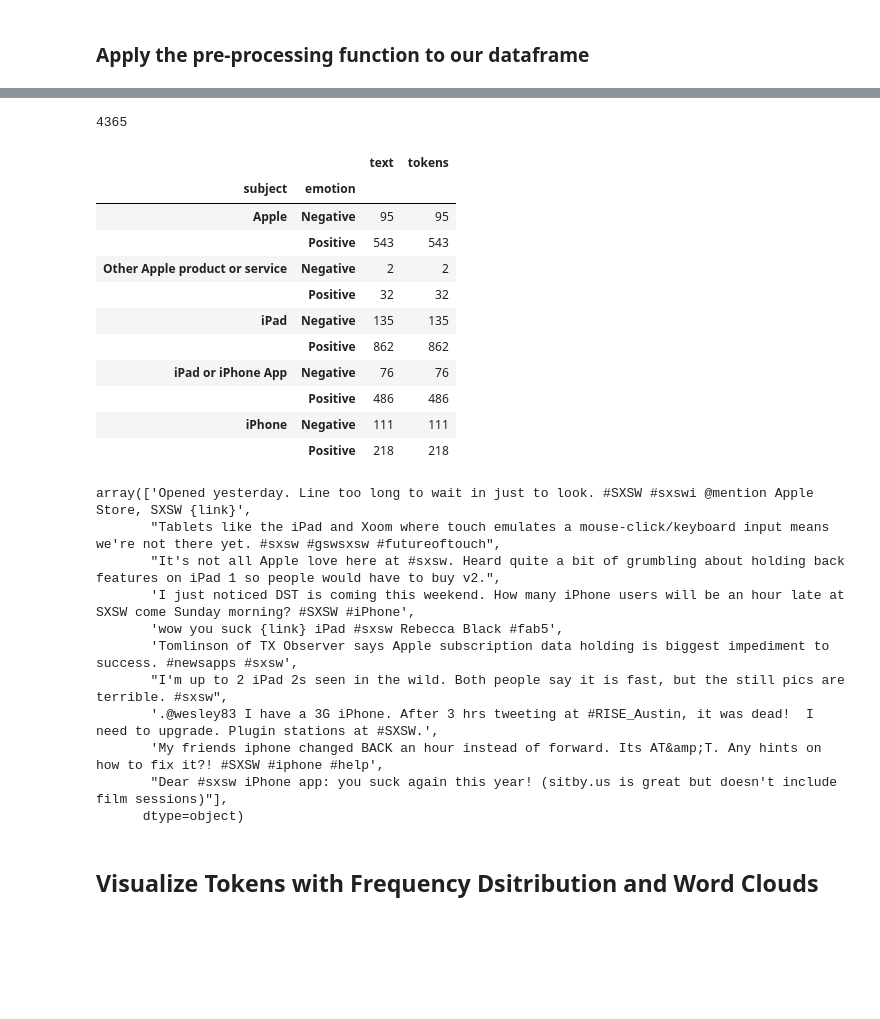
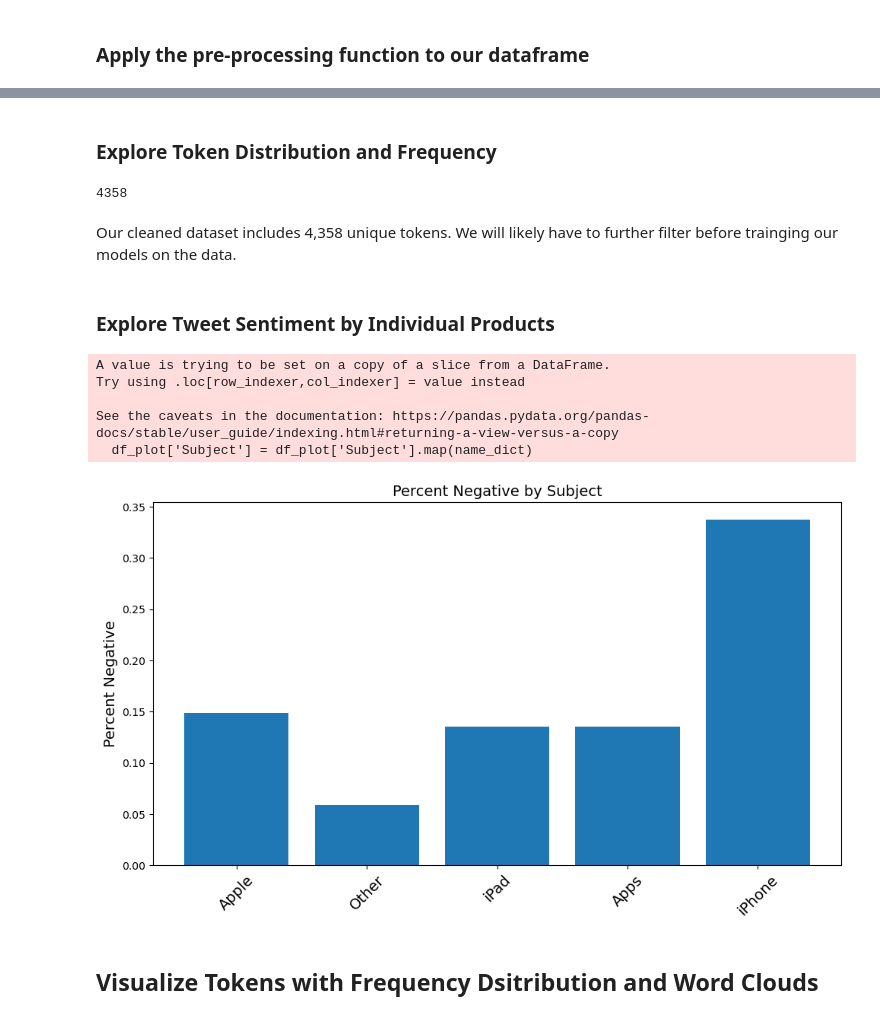
Before and after one commit to xuqc01/twitter_sentiment_analysis, a Jupyter notebook: P4ProjectNotebook.ipynb, the cells around one changed output, grey strips where cells are left out. Cells and saved outputs as stored; diff of their text form; code cells hidden in the pictures; blank space fills up the shorter version.

```diff
--- a/P4ProjectNotebook.ipynb
+++ b/P4ProjectNotebook.ipynb
@@ -191,10 +164,12 @@ df.head(20)
+# %% [markdown]
+### Explore Token Distribution and Frequency
 # %%
 #create a set of unique tokens
 token_set = []
-for tokens in df['tokens'].values:
+for tokens in df['Tokens'].values:
     for token in tokens:
         token_set.append(token)
 
 len(set((token_set)))
 # %% [output]
-4365
+4358
@@ -203,15 +175,0 @@ len(set((token_set)))
-# %%
-df.groupby(['subject', 'emotion']).count()
-# %% [output]
-|  |  | text | tokens |
-| subject | emotion |  |  |
-| Apple | Negative | 95 | 95 |
-|  | Positive | 543 | 543 |
-| Other Apple product or service | Negative | 2 | 2 |
-|  | Positive | 32 | 32 |
-| iPad | Negative | 135 | 135 |
-|  | Positive | 862 | 862 |
-| iPad or iPhone App | Negative | 76 | 76 |
-|  | Positive | 486 | 486 |
-| iPhone | Negative | 111 | 111 |
-|  | Positive | 218 | 218 |
@@ -224,19 +176,33 @@ df['formatted_lemmed_text'] = df['tokens'].apply(format_lem)
-# %%
-sample = df[df['emotion'] == 'Negative'].sample(n = 10)
-
-sample['text'].values
-# %% [output]
-array(['Opened yesterday. Line too long to wait in just to look. #SXSW #sxswi @mention Apple Store, SXSW {link}',
-       "Tablets like the iPad and Xoom where touch emulates a mouse-click/keyboard input means we're not there yet. #sxsw #gswsxsw #futureoftouch",
-       "It's not all Apple love here at #sxsw. Heard quite a bit of grumbling about holding back features on iPad 1 so people would have to buy v2.",
-       'I just noticed DST is coming this weekend. How many iPhone users will be an hour late at SXSW come Sunday morning? #SXSW #iPhone',
-       'wow you suck {link} iPad #sxsw Rebecca Black #fab5',
-       'Tomlinson of TX Observer says Apple subscription data holding is biggest impediment to success. #newsapps #sxsw',
-       "I'm up to 2 iPad 2s seen in the wild. Both people say it is fast, but the still pics are terrible. #sxsw",
-       '.@wesley83 I have a 3G iPhone. After 3 hrs tweeting at #RISE_Austin, it was dead!  I need to upgrade. Plugin stations at #SXSW.',
-       'My friends iphone changed BACK an hour instead of forward. Its AT&amp;T. Any hints on how to fix it?! #SXSW #iphone #help',
-       "Dear #sxsw iPhone app: you suck again this year! (sitby.us is great but doesn't include film sessions)"],
-      dtype=object)
+# %% [markdown]
+Our cleaned dataset includes 4,358 unique tokens. We will likely have to further filter before trainging our models on the data.
+# %% [markdown]
+### Explore Tweet Sentiment by Individual Products
+# %%
+df_by_product = df.groupby(['Subject'])['Text'].count().reset_index(name='count_of_tweets')
+df_by_product['negative_count'] = [95, 2, 135, 76, 111]
+df_by_product['percentage_negative'] = df_by_product['negative_count'] / df_by_product['count_of_tweets']
+
+#create smaller, cleaner dataframe for visualizing purposes
+df_plot = df_by_product[['Subject', 'percentage_negative']]
+name_dict = {'Apple':'Apple', 'Other Apple product or service':'Other', 'iPad':'iPad', 'iPad or iPhone App':'Apps', 'iPhone': 'iPhone'}
+df_plot['Subject'] = df_plot['Subject'].map(name_dict)
+# %% [output]
+A value is trying to be set on a copy of a slice from a DataFrame.
+Try using .loc[row_indexer,col_indexer] = value instead
+
+See the caveats in the documentation: https://pandas.pydata.org/pandas-docs/stable/user_guide/indexing.html#returning-a-view-versus-a-copy
+  df_plot['Subject'] = df_plot['Subject'].map(name_dict)
+# %%
+#explore sentiment ratios per product
+plt.figure(figsize=(10, 6))
+plt.bar(df_plot['Subject'], df_plot['percentage_negative'])
+plt.ylabel('Percent Negative', fontsize=14)
+plt.title('Percent Negative by Subject', fontsize=14)
+plt.xticks(rotation=45, fontsize=14)
+plt.tight_layout()
+plt.show()
+# %% [output]
+[figure, added]
 # %% [markdown]
 ## Visualize Tokens with Frequency Dsitribution and Word Clouds
 # %%
```
Also changed, not shown: parts of 88 cells of this notebook.
